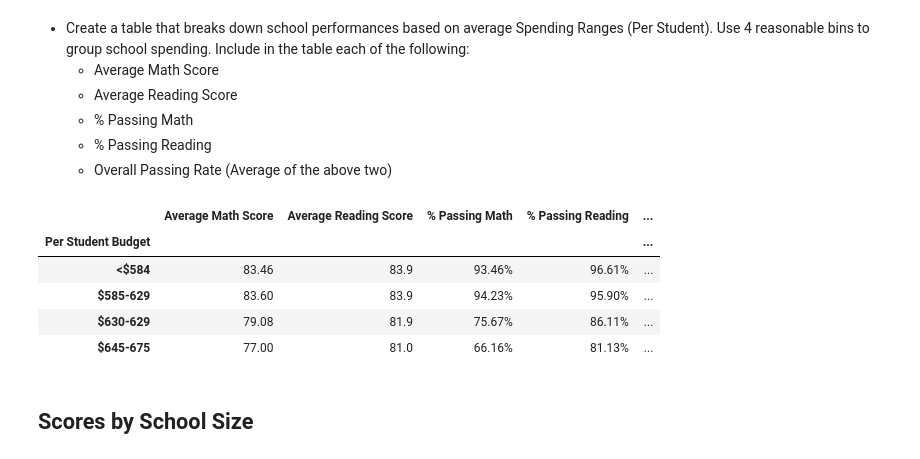
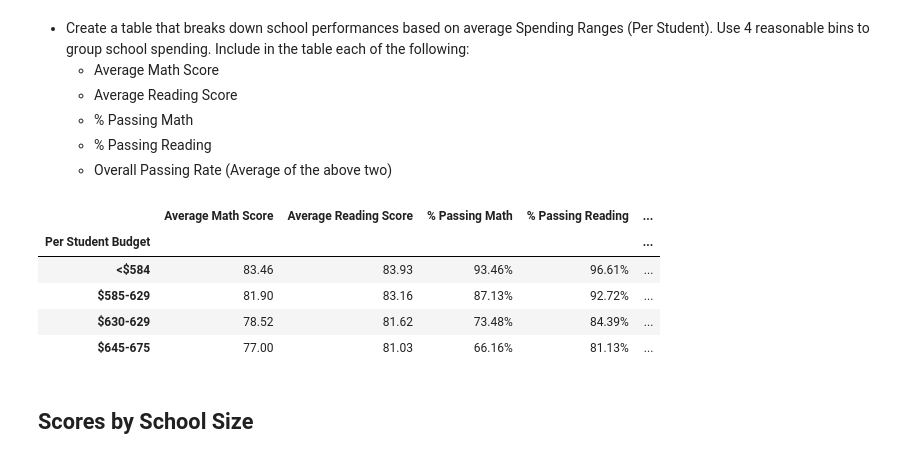
Before and after one commit to binetala/Pandas_Challenge, a Jupyter notebook: PyCitySchools_starter.ipynb, the cells around one changed output. Drawn from its saved outputs; the diff is of its cells as text; code cells hidden in the pictures.

```diff
--- a/PyCitySchools_starter.ipynb
+++ b/PyCitySchools_starter.ipynb
@@ -309,24 +307,24 @@ ReadingScores_BySchool
 # %%
 #Calculating and displaying School results based off of Per Student Budget
 #Requires EachSchool dataframe without any formatting
 
-bins = [0, 585, 615, 645, 675]
+bins = [0, 585, 630, 645, 675]
 labels = ["<$584", "$585-629", "$630-629", "$645-675"]
 SpendingRanges = EachSchool_noformat[["Average Math Score", "Average Reading Score", "% Passing Math","% Passing Reading", "% Overall Passing"]].groupby(pd.cut(EachSchool_noformat["Per Student Budget"], bins, labels=labels)).mean()
 
 SpendingRanges['Average Math Score'] = SpendingRanges['Average Math Score'].map("{:.2f}".format)
-SpendingRanges['Average Reading Score'] = SpendingRanges['Average Reading Score'].map("{:.1f}".format)
+SpendingRanges['Average Reading Score'] = SpendingRanges['Average Reading Score'].map("{:.2f}".format)
 SpendingRanges['% Passing Math'] = SpendingRanges['% Passing Math'].map("{:.2f}%".format)
 SpendingRanges['% Passing Reading'] = SpendingRanges['% Passing Reading'].map("{:.2f}%".format)
 SpendingRanges['% Overall Passing'] = SpendingRanges['% Overall Passing'].map("{:.2f}%".format)
 SpendingRanges
 # %% [output]
 |  | Average Math Score | Average Reading Score | % Passing Math | % Passing Reading | ... |
 | Per Student Budget |  |  |  |  | ... |
-| <$584 | 83.46 | 83.9 | 93.46% | 96.61% | ... |
-| $585-629 | 83.60 | 83.9 | 94.23% | 95.90% | ... |
-| $630-629 | 79.08 | 81.9 | 75.67% | 86.11% | ... |
-| $645-675 | 77.00 | 81.0 | 66.16% | 81.13% | ... |
+| <$584 | 83.46 | 83.93 | 93.46% | 96.61% | ... |
+| $585-629 | 81.90 | 83.16 | 87.13% | 92.72% | ... |
+| $630-629 | 78.52 | 81.62 | 73.48% | 84.39% | ... |
+| $645-675 | 77.00 | 81.03 | 66.16% | 81.13% | ... |
 # %% [markdown]
 ## Scores by School Size
 # %% [markdown]
```
Also changed, not shown: parts of 2 cells of this notebook.
